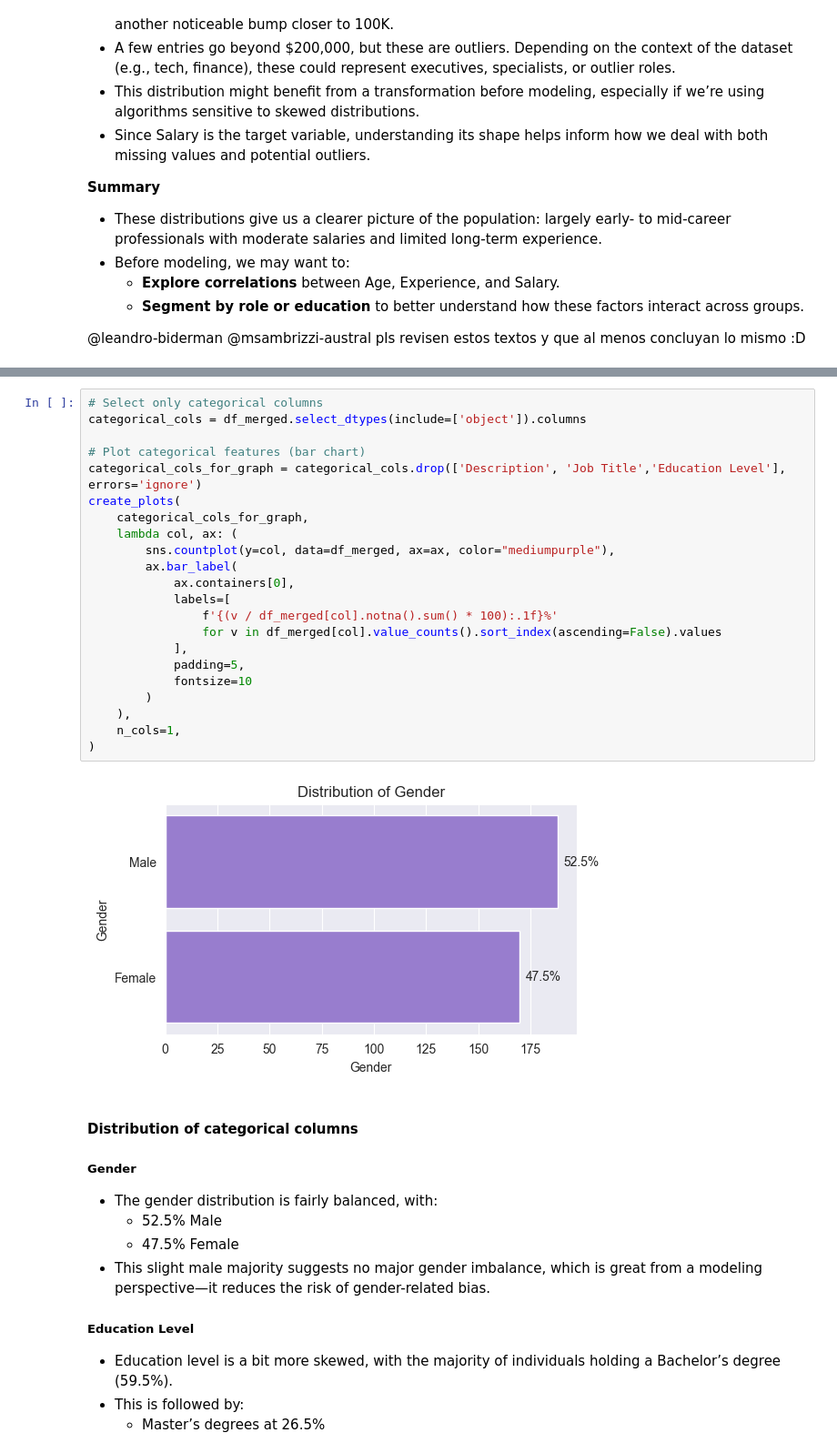
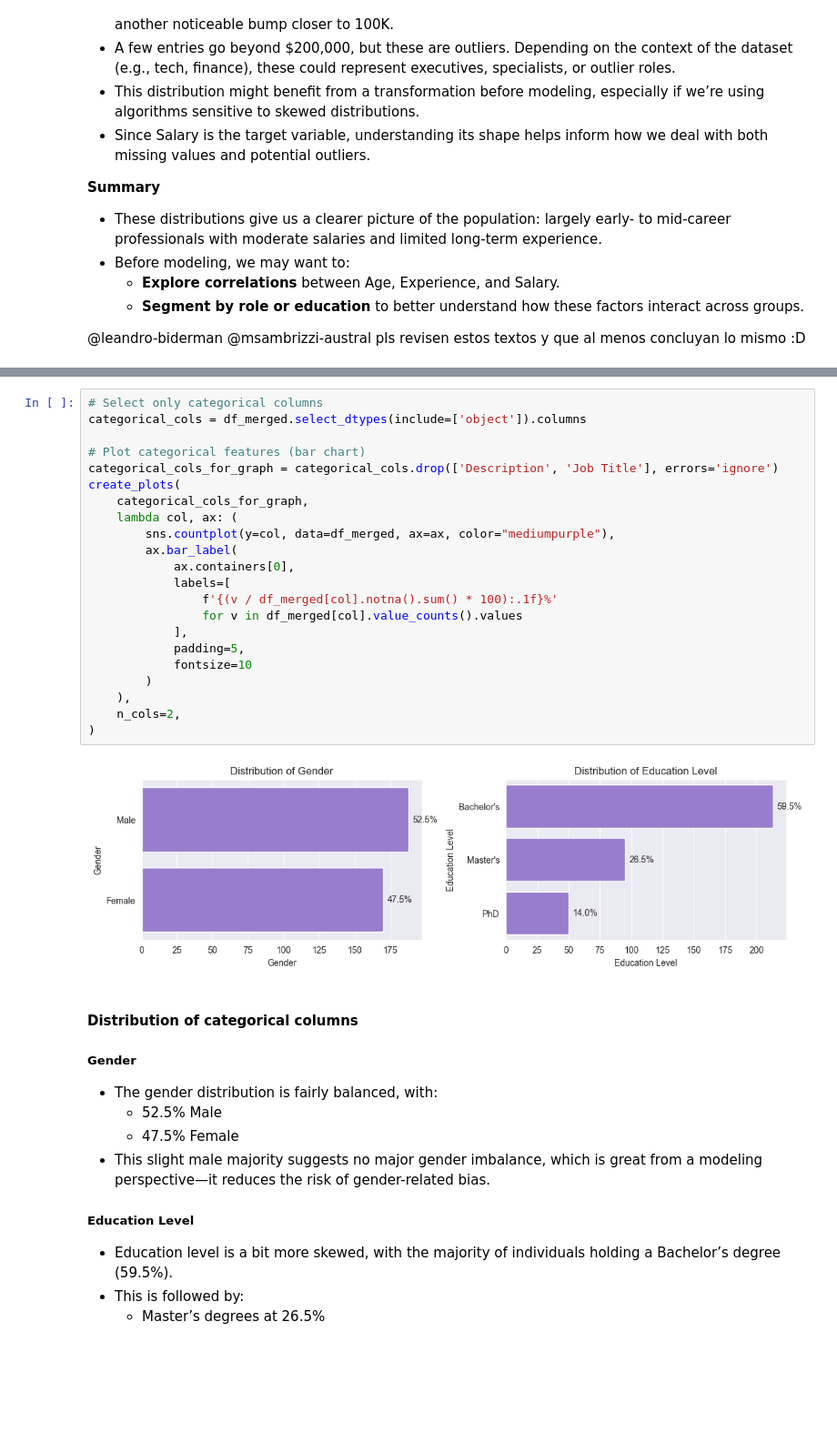
Before and after one commit to leonardoheis/fau_predic_salario, a Jupyter notebook: notebooks/main.ipynb, the cells around one changed output, grey strips where cells are left out. Shown at 91% size. Drawn from its saved outputs; the diff is of its cells as text; blank space fills up the shorter version.

Commit message:
fixing create_plots main notebook

```diff
--- a/notebooks/main.ipynb
+++ b/notebooks/main.ipynb
@@ -438,27 +414,27 @@ create_plots(
-# %%
-# Select only categorical columns
-categorical_cols = df_merged.select_dtypes(include=['object']).columns
-
-# Plot categorical features (bar chart)
-categorical_cols_for_graph = categorical_cols.drop(['Description', 'Job Title','Education Level'], errors='ignore')
-create_plots(
-    categorical_cols_for_graph,
-    lambda col, ax: (
-        sns.countplot(y=col, data=df_merged, ax=ax, color="mediumpurple"),
-        ax.bar_label(
-            ax.containers[0],
-            labels=[
-                f'{(v / df_merged[col].notna().sum() * 100):.1f}%'
-                for v in df_merged[col].value_counts().sort_index(ascending=False).values
-            ],
-            padding=5,
-            fontsize=10
-        )
-    ),
-    n_cols=1,
-)
-# %% [output]
-[figure, removed]
+# %%
+# Select only categorical columns
+categorical_cols = df_merged.select_dtypes(include=['object']).columns
+
+# Plot categorical features (bar chart)
+categorical_cols_for_graph = categorical_cols.drop(['Description', 'Job Title'], errors='ignore')
+create_plots(
+    categorical_cols_for_graph,
+    lambda col, ax: (
+        sns.countplot(y=col, data=df_merged, ax=ax, color="mediumpurple"),
+        ax.bar_label(
+            ax.containers[0],
+            labels=[
+                f'{(v / df_merged[col].notna().sum() * 100):.1f}%'
+                for v in df_merged[col].value_counts().values
+            ],
+            padding=5,
+            fontsize=10
+        )
+    ),
+    n_cols=2,
+)
+# %% [output]
+[figure, added]
 # %% [markdown]
 #### Distribution of categorical columns
 
```
Also changed, not shown: parts of 4 cells of this notebook.
